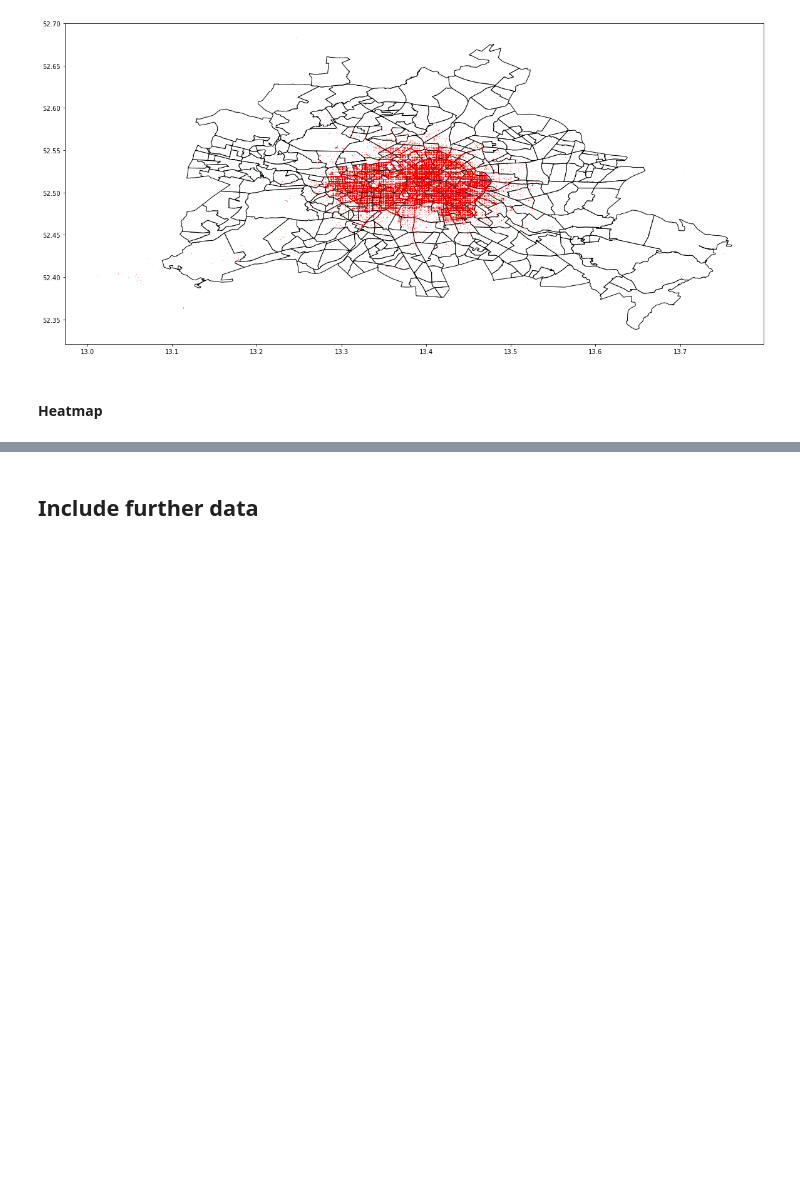
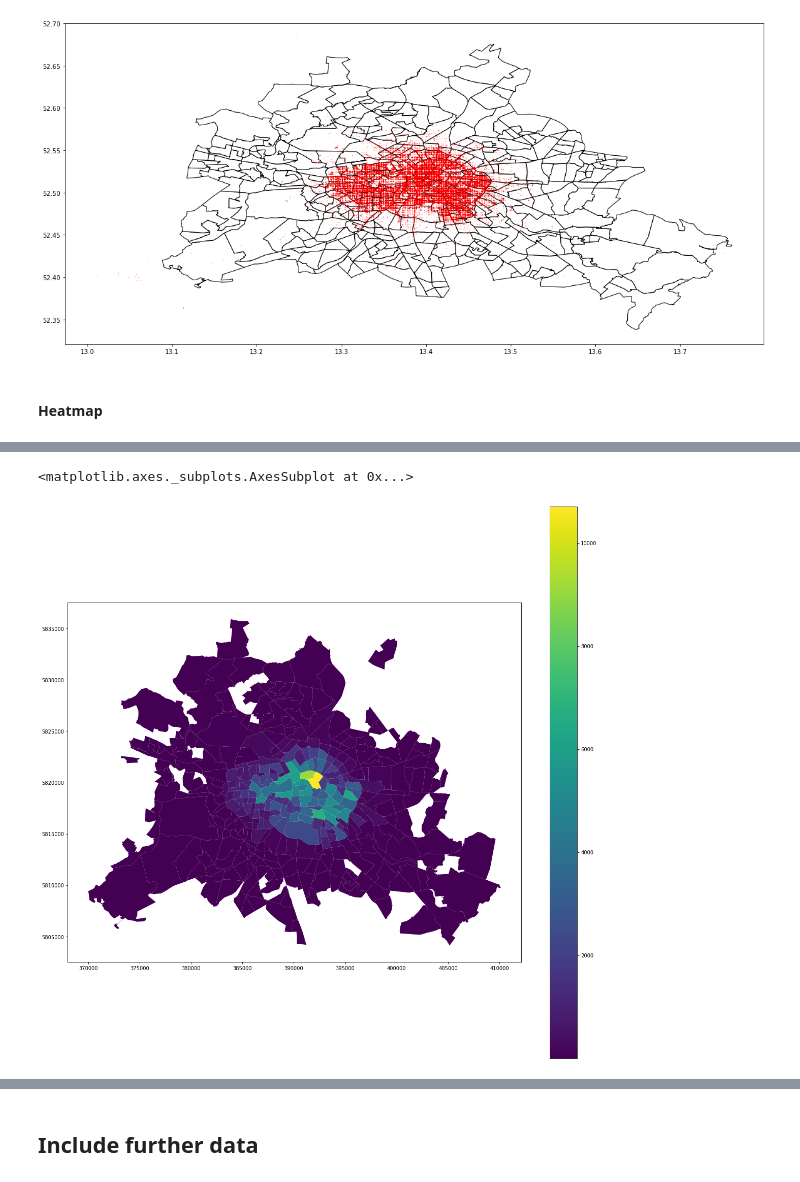
Before and after one commit to technologiestiftung/bike-sharing, a Jupyter notebook: src/analysis/pseudonomysed.ipynb, the cells around one changed output, grey strips where cells are left out. Drawn from its saved outputs; the diff is of its cells as text; code cells hidden in the pictures; blank space fills up the shorter version.

```diff
--- a/src/analysis/pseudonomysed.ipynb
+++ b/src/analysis/pseudonomysed.ipynb
@@ -376,0 +368,17 @@ gpd.overlay(gdf, plr)
+# %%
+end_in_plr = sjoin(plr, gdf_end, how='inner')
+
+counts = end_in_plr.groupby('spatial_name').count()
+counts.rename(columns={'gml_id':'ride_count'}, inplace=True)
+
+end_in_plr = plr.set_index('spatial_name').join(counts['ride_count'], how='inner')
+divider = make_axes_locatable(ax)
+cax = divider.append_axes("right", size="5%", pad=0.1)
+
+end_in_plr = end_in_plr.to_crs(epsg=25833)
+
+fig, ax = plt.pyplot.subplots(1, 1, figsize=(20,20))
+end_in_plr.plot(column='ride_count', ax=ax, legend=True)
+# %% [output]
+<matplotlib.axes._subplots.AxesSubplot at 0x...>
+[figure, added]
```
Also changed, not shown: parts of 24 cells of this notebook.
